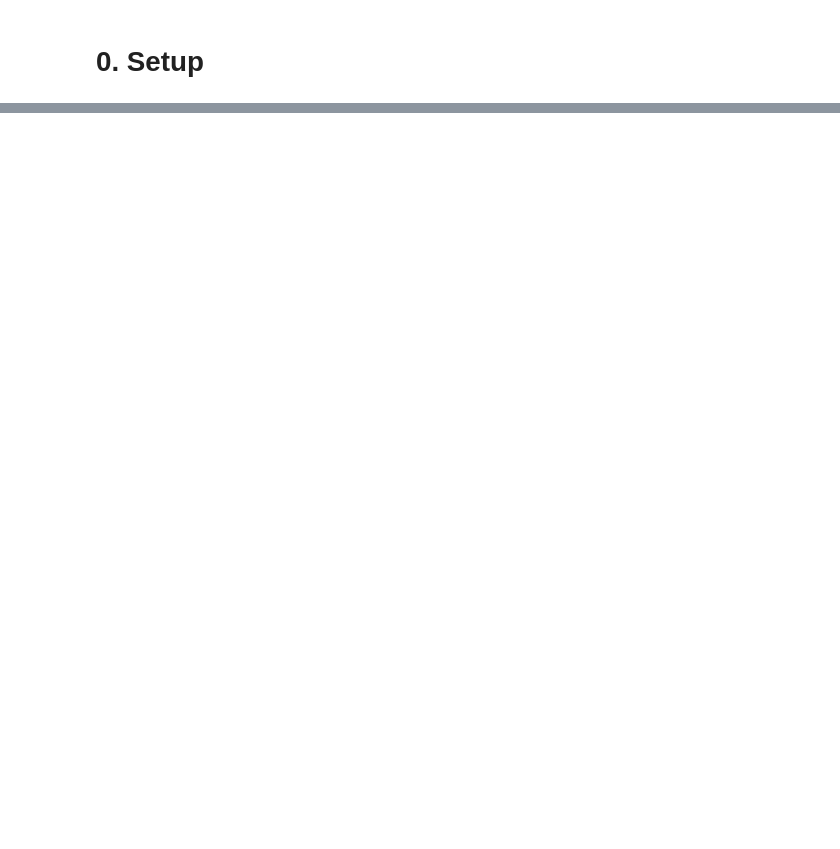
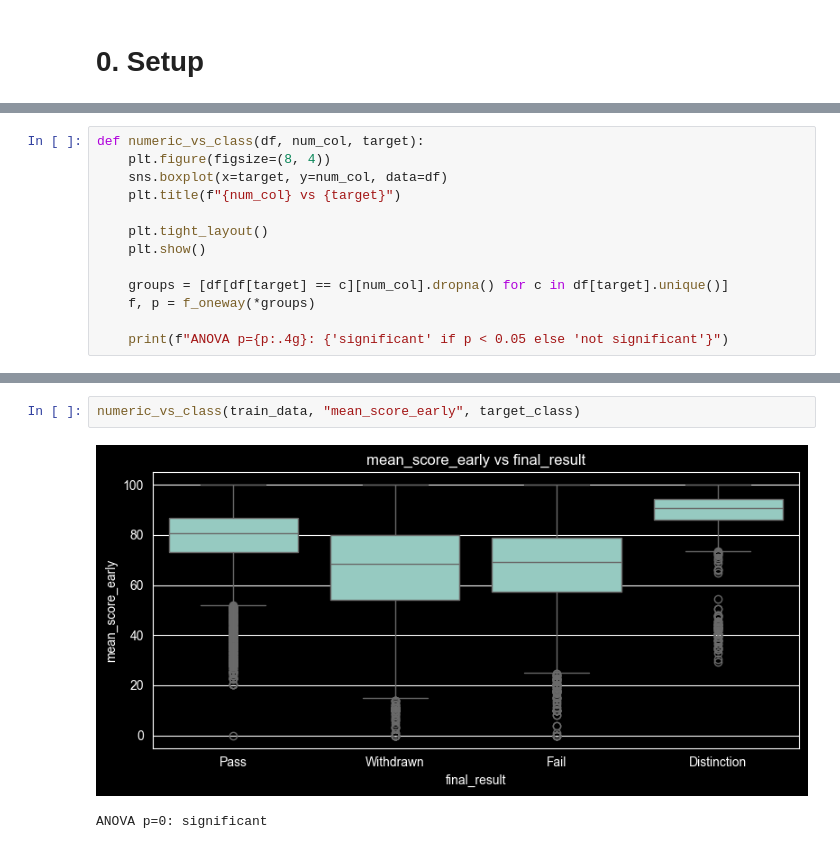
Before and after one commit to Radu-Voinea/IA-1, a Jupyter notebook: homework1.ipynb, the cells around one changed output, grey strips where cells are left out. Saved outputs shown, nothing was run; the diff lists cells and outputs as text; blank space fills up the shorter version.

```diff
--- a/homework1.ipynb
+++ b/homework1.ipynb
@@ -549,0 +313,13 @@ train_data = standardize_numerical(train_data)
+# %%
+def numeric_vs_class(df, num_col, target):
+	plt.figure(figsize=(8, 4))
+	sns.boxplot(x=target, y=num_col, data=df)
+	plt.title(f"{num_col} vs {target}")
+
+	plt.tight_layout()
+	plt.show()
+
+	groups = [df[df[target] == c][num_col].dropna() for c in df[target].unique()]
+	f, p = f_oneway(*groups)
+
+	print(f"ANOVA p={p:.4g}: {'significant' if p < 0.05 else 'not significant'}")
@@ -549,0 +366,5 @@ train_data = standardize_numerical(train_data)
+# %%
+numeric_vs_class(train_data, "mean_score_early", target_class)
+# %% [output]
+[figure, added]
+ANOVA p=0: significant
```
Also changed, not shown: parts of 121 cells of this notebook.
